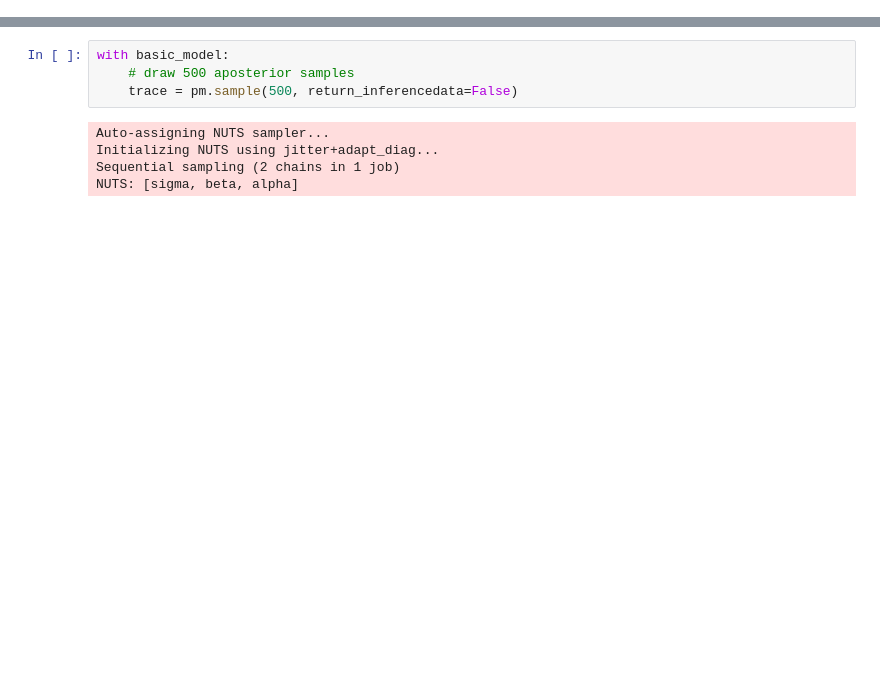
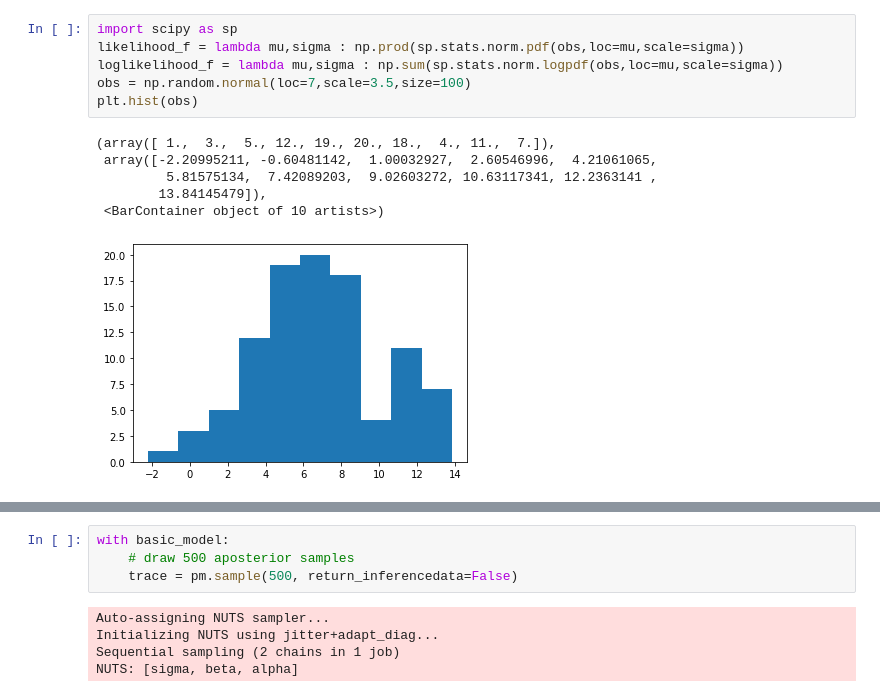
Before and after one commit to molgor/tutorial_pymc3, a Jupyter notebook: notebooks/Tutorial PMC3-nuevo.ipynb, the cells around one changed output, grey strips where cells are left out. Cells and saved outputs as stored; diff of their text form; blank space fills up the shorter version.

```diff
--- a/notebooks/Tutorial PMC3-nuevo.ipynb
+++ b/notebooks/Tutorial PMC3-nuevo.ipynb
@@ -114,0 +83,13 @@ MCMC (Markov Chain Monte Carlo)
+# %%
+import scipy as sp
+likelihood_f = lambda mu,sigma : np.prod(sp.stats.norm.pdf(obs,loc=mu,scale=sigma))
+loglikelihood_f = lambda mu,sigma : np.sum(sp.stats.norm.logpdf(obs,loc=mu,scale=sigma))
+obs = np.random.normal(loc=7,scale=3.5,size=100)
+plt.hist(obs)
+# %% [output]
+(array([ 1.,  3.,  5., 12., 19., 20., 18.,  4., 11.,  7.]),
+ array([-2.20995211, -0.60481142,  1.00032927,  2.60546996,  4.21061065,
+         5.81575134,  7.42089203,  9.02603272, 10.63117341, 12.2363141 ,
+        13.84145479]),
+ <BarContainer object of 10 artists>)
+[figure, added]
```
Also changed, not shown: parts of 65 cells of this notebook, 6 other files.
